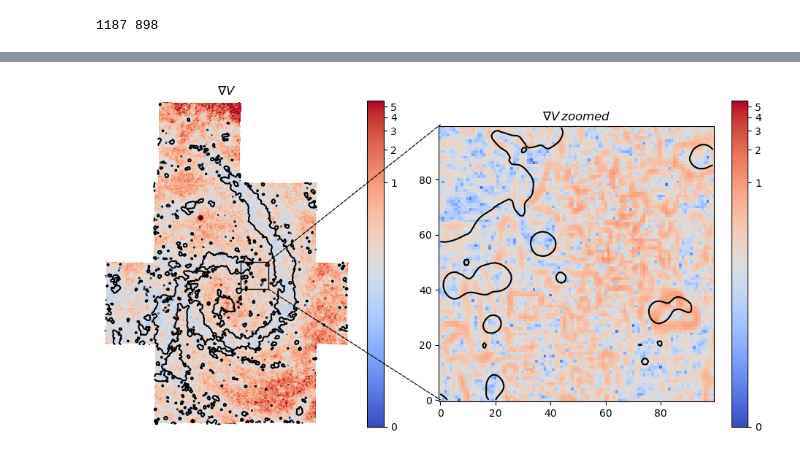
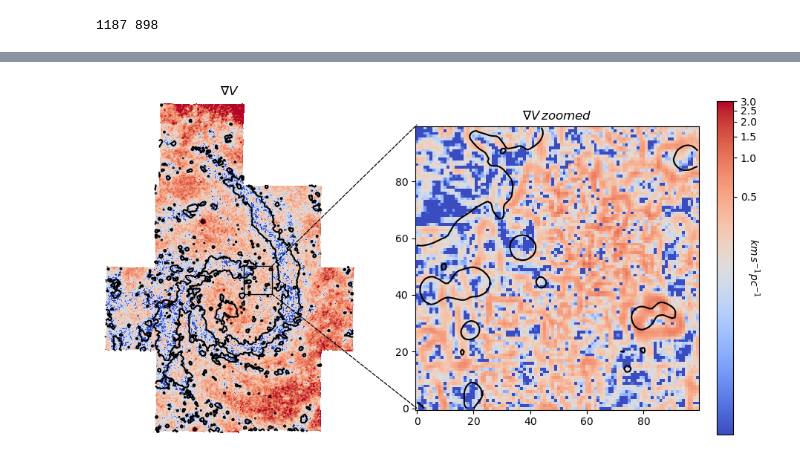
Before and after one commit to Polina-Kochergina/velocity_gradients, a Jupyter notebook: vel_grad.ipynb, the cells around one changed output, grey strips where cells are left out. Saved outputs shown, nothing was run; the diff lists cells and outputs as text; code cells hidden in the pictures.

```diff
--- a/vel_grad.ipynb
+++ b/vel_grad.ipynb
@@ -570,7 +571,7 @@ zoom_area = (500, 500, 600, 600) # (x1, y1, x2, y2)
 # plt.subplot(131)
 # im = plt.imshow(grad_phi, cmap="coolwarm", origin="lower", norm=LogNorm())
 im = ax[0].imshow(grad_phi_r, cmap="coolwarm", norm=norm, origin="lower")
-plt.colorbar(im)
+# plt.colorbar(im)
 
 ax[0].contour(F_Ha, [1000], colors="black")
 ax[0].set_title(r"$\nabla V$")
@@ -586,42 +587,43 @@ ax[0].add_patch(rect)
 
 zoomed = grad_phi_r[zoom_area[1]:zoom_area[3], zoom_area[0]:zoom_area[2]]
 im = ax[1].imshow(zoomed, norm=norm, cmap="coolwarm", origin="lower")
-plt.colorbar(im)
+cbar = plt.colorbar(im)
+cbar.set_label(r"$km \, s^{-1} pc^{-1}$", rotation = 270)
 ax[1].contour(F_Ha[zoom_area[1]:zoom_area[3], zoom_area[0]:zoom_area[2]], [1000], colors="black")
-# im.set_clim(vmin=0.1*pix_pc, vmax=60*pix_pc)
+im.set_clim(vmax=3)
 ax[1].set_title(r"$\nabla V \, zoomed$")
 # ax[1].axis("off")
 
 
 # Соединяем ВСЕ 4 угла с настраиваемыми линиями
 corners_main = [
     # (zoom_area[0], zoom_area[1]),  # левый нижний
     (zoom_area[2], zoom_area[1]),  # правый нижний
     (zoom_area[2], zoom_area[3]),  # правый верхний
     # (zoom_area[0], zoom_area[3])   # левый верхний
 ]
 
 corners_zoom = [
     (0, 0),                        # левый нижний (в увеличенной области)
     # (zoomed.shape[1], 0),          # правый нижний
     # (zoomed.shape[1], zoomed.shape[0]),  # правый верхний
     (0, zoomed.shape[0])           # левый верхний
 ]
 
 # Рисуем соединительные линии для всех углов
 for (x1, y1), (x2, y2) in zip(corners_main, corners_zoom):
     con = ConnectionPatch(
         xyA=(x1, y1), coordsA=ax[0].transData,
         xyB=(x2, y2), coordsB=ax[1].transData,
         linestyle="--", linewidth=0.9, color="black",  # Стиль линии
         arrowstyle="-",  # Без стрелок (можно использовать "->")
         mutation_scale=20  # Размер стрелки, если используется
     )
     fig.add_artist(con)
 
 plt.tight_layout()
 # %% [output]
-[figure, old version]
+[figure, new version]
 # %%
 
 # это не работает ( попросила дипсик оптимизировать так как моя ф-ия работает ~1мин 15с, он создал что-то стрвнное...)
```
Also changed, not shown: parts of 1 cell of this notebook, 1 other file.
